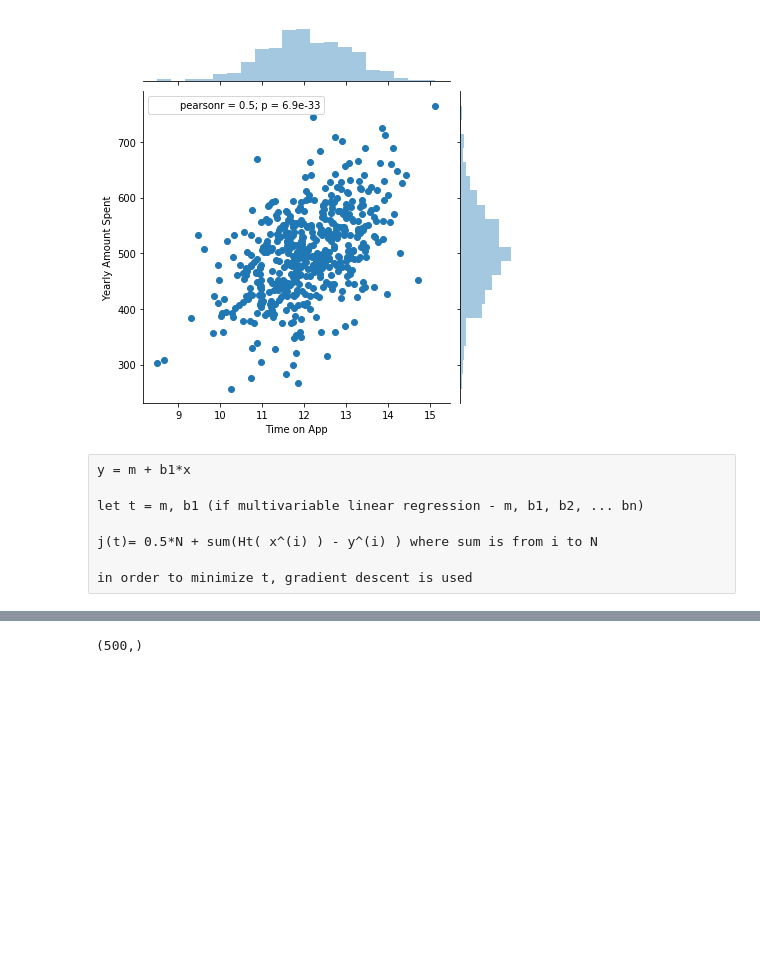
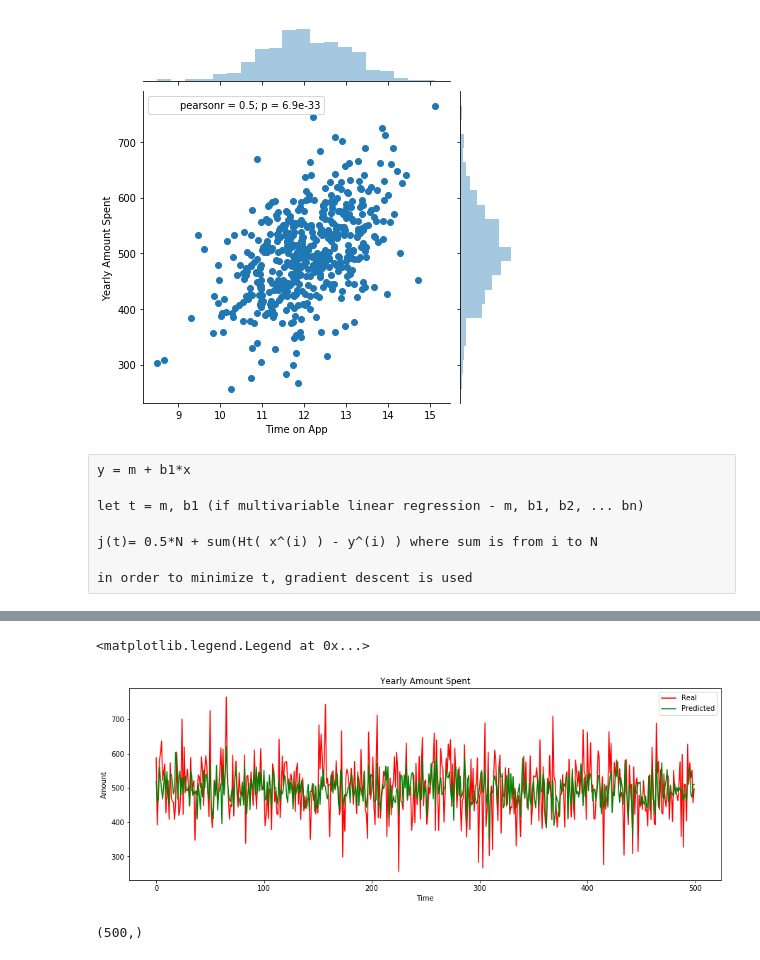
Before and after one commit to michaelzeng25/gradient-descent-on-app-and-yearly-spent, a Jupyter notebook: Gradient descent for simple linear regression.ipynb, the cells around one changed output, grey strips where cells are left out. Cells and saved outputs as stored; diff of their text form; code cells hidden in the pictures; blank space fills up the shorter version.

```diff
--- a/Gradient descent for simple linear regression.ipynb
+++ b/Gradient descent for simple linear regression.ipynb
@@ -104,0 +110,9 @@ error:  127796.380854
+# %%
+# compare the dependent values with estimate and actual number
+
+estimate_yearly_spent = []
+for i in range(0, len(df)):
+    x = df['Time on App'][i]
+    estimate_yearly_spent.append(3.3707596866+40.8369247253*x)
+# %%
+df['estimate_yearly_spent']=estimate_yearly_spent
@@ -105,3 +130,14 @@ error:  127796.380854
+# %%
+plt.figure(figsize=(15,5))
+plt.plot(df['Yearly Amount Spent'],color='red', label='Real')
+plt.plot(df['estimate_yearly_spent'],color='green',label='Predicted')
+plt.title('Yearly Amount Spent')
+plt.xlabel('Time')
+plt.ylabel('Amount')
+plt.legend()
+# %% [output]
+<matplotlib.legend.Legend at 0x...>
+[figure, added]
 # %%
 # Now lets try to use sklearn
 # %%
```
Also changed, not shown: parts of 6 cells of this notebook.
